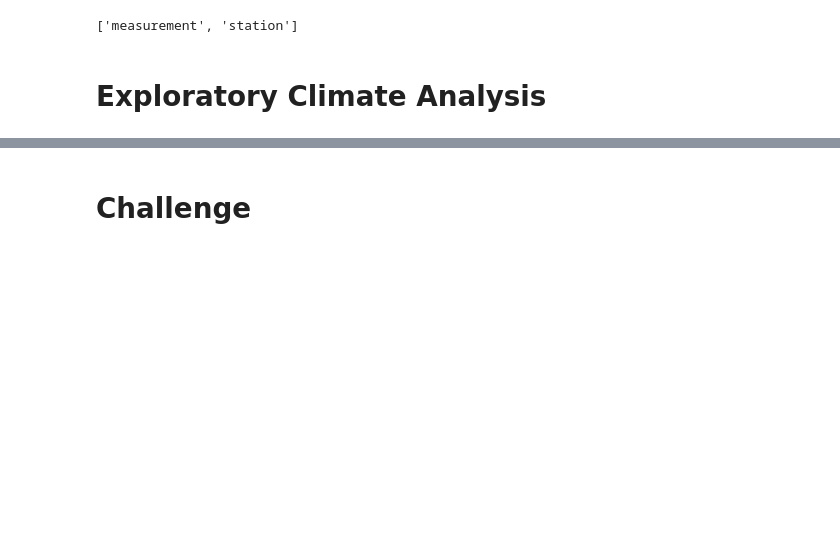
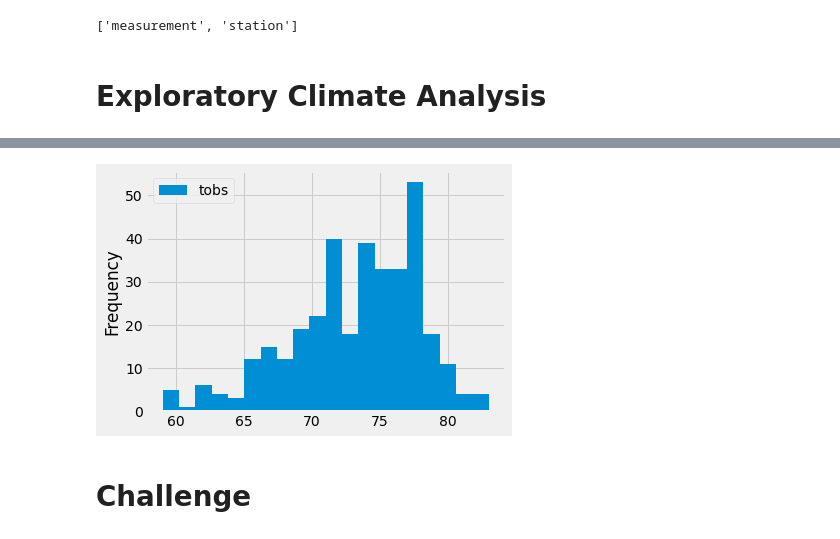
Before and after one commit to wero8a/surfs_up, a Jupyter notebook: climate_analysis.ipynb, the cells around one changed output, grey strips where cells are left out. Drawn from its saved outputs; the diff is of its cells as text; code cells hidden in the pictures; blank space fills up the shorter version.

```diff
--- a/climate_analysis.ipynb
+++ b/climate_analysis.ipynb
@@ -64,0 +128,6 @@ session= Session(engine)
+# %%
+results = session.query(Measurement.tobs).\
+filter(Measurement.station == 'USC00519281').\
+filter(Measurement.date >= prev_year).all()
+
+print(results)
@@ -64,0 +136,4 @@ session= Session(engine)
+# %%
+df = pd.DataFrame(results, columns = ['tobs'])
+
+print(df)
@@ -65,3 +155,9 @@ session= Session(engine)
+# %%
+#the lower the bins the less details the chart shows
+df.plot.hist(bins=20)
+plt.tight_layout()
+# %% [output]
+[figure, added]
 # %%
 # Choose the station with the highest number of temperature observations.
 # Query the last 12 months of temperature observation data for this station and plot the results as a histogram
```
Also changed, not shown: parts of 8 cells of this notebook, 1 other file.
